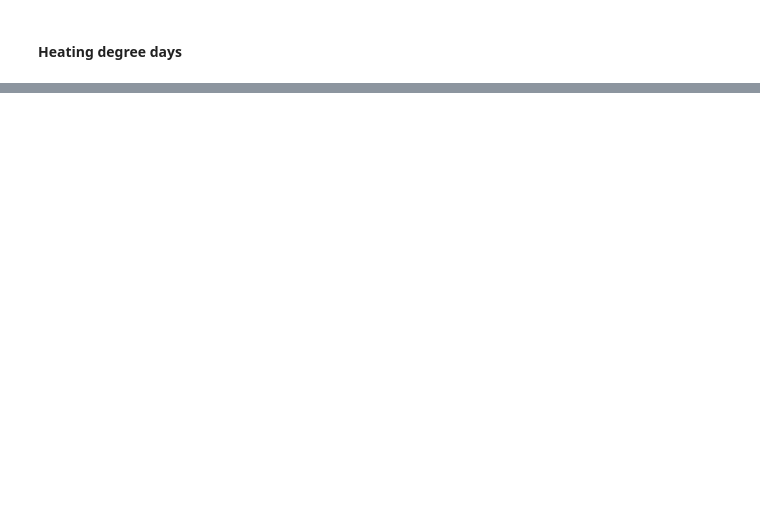
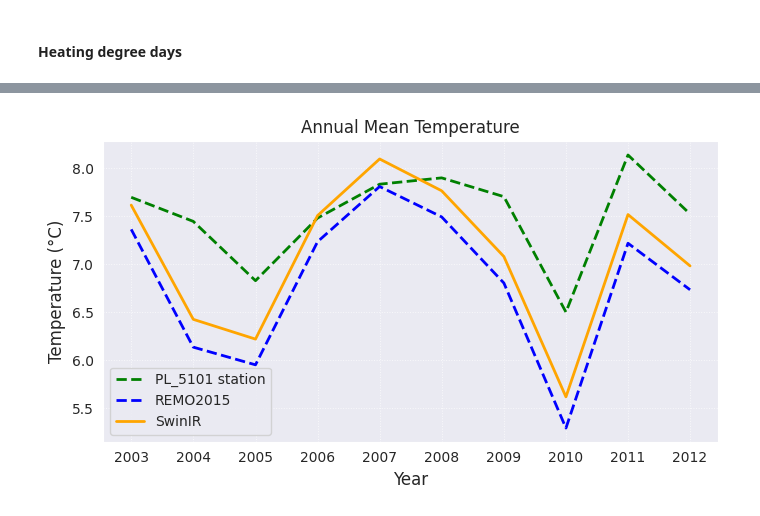
Before and after one commit to k0stal/downscaling, a Jupyter notebook: notebooks/evaluation.ipynb, the cells around one changed output, grey strips where cells are left out. Cells and saved outputs as stored; diff of their text form; code cells hidden in the pictures; blank space fills up the shorter version.

```diff
--- a/notebooks/evaluation.ipynb
+++ b/notebooks/evaluation.ipynb
@@ -632,7 +893,7 @@ measurements = (
 )
 # %%
 measurements_xr = measurements.to_xarray()
-tvars = ["TM", "rekis", "cordex", "bicubic", "bilinear", "fno", "swin"]
+tvars = ["TM", "rekis", "cordex", "bicubic", "bilinear", "fno", "edsr", "swin"]
 for pred in tvars:
     measurements_xr[pred].attrs["standard_name"] = "air_temperature"
     measurements_xr[pred].attrs["cell_methods"] = "time: mean"
@@ -692,0 +958,4 @@ swin: 0.758
+# %%
+print(f"monthly agg:")
+for pred in models:
+    print(f"{pred}: {calc_daily_mean_tm(measurements_xr, pred, "month"):.3f}")
@@ -774,0 +1063,4 @@ swin: 223.239
+# %%
+print(f"freezing degree days:")
+for pred in models:
+    print(f"{pred}: {calc_degree_days(measurements_xr, metric="freezing", pred=pred):.3f}")
@@ -774,0 +1117,29 @@ swin: 223.239
+# %%
+def calc_daily_mean_tm_station(x: xr.Dataset, pred: str = "swin", baseline: str = "cordex", ref: str = "TM", station: str = "PL_5101") -> float:
+    y = xclim.indices.tg_mean(x[ref], freq="YS").sel(Stat_ID = station)
+    y_hat_cordex = xclim.indices.tg_mean(x[baseline], freq="YS").sel(Stat_ID = station)
+    y_hat_model = xclim.indices.tg_mean(x[pred], freq="YS").sel(Stat_ID = station)
+
+    fig, ax = plt.subplots(figsize=(7, 4))
+
+    y.plot(ax=ax, label=f"{station} station", color="green", linewidth=2, linestyle="--")
+    y_hat_cordex.plot(ax=ax, label="REMO2015", color="blue", linewidth=2, linestyle="--")
+    y_hat_model.plot(ax=ax, label="SwinIR", color="orange", linewidth=2)
+
+    # Titles and labels
+    ax.set_title("Annual Mean Temperature")
+    ax.set_xlabel("Year", fontsize=12)
+    ax.set_ylabel("Temperature (°C)", fontsize=12)
+
+    # Grid & ticks
+    ax.grid(True, which="major", linestyle=":", linewidth=0.7, alpha=0.7)
+    ax.tick_params(axis="both", labelsize=10)
+
+    ax.legend()
+
+    plt.tight_layout()
+    plt.show()
+# %%
+calc_daily_mean_tm_station(measurements_xr)
+# %% [output]
+[figure, added]
```
Also changed, not shown: parts of 68 cells of this notebook, 1 other file.
